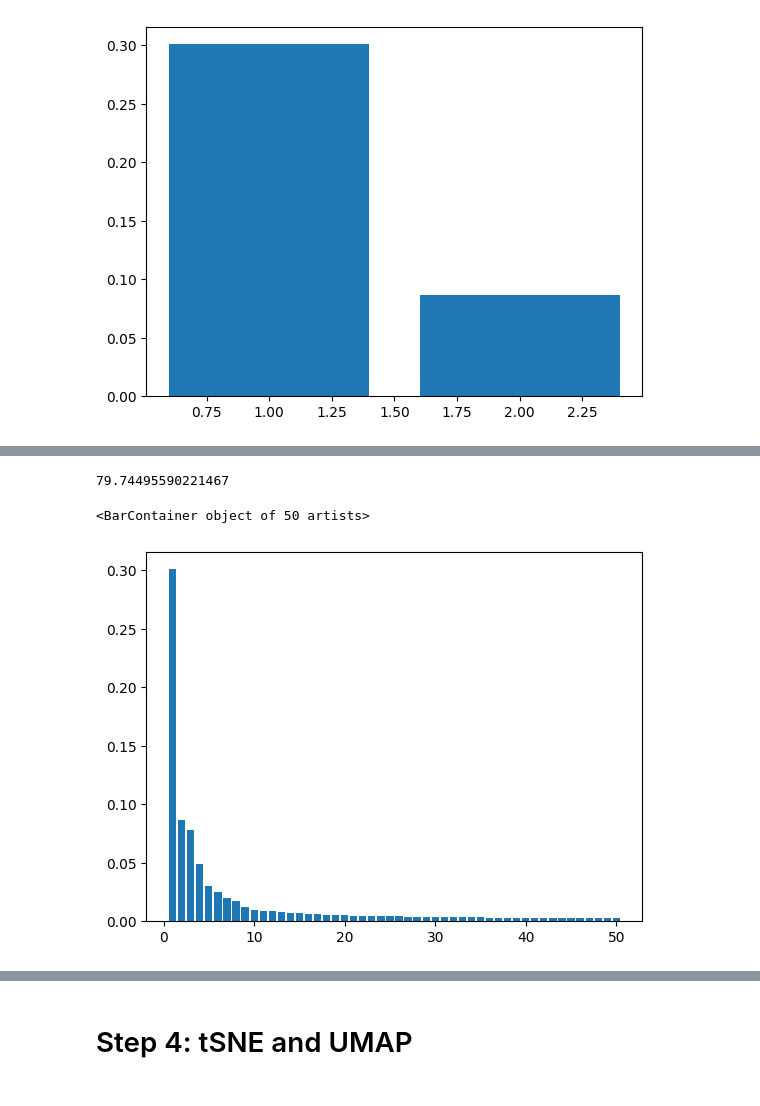
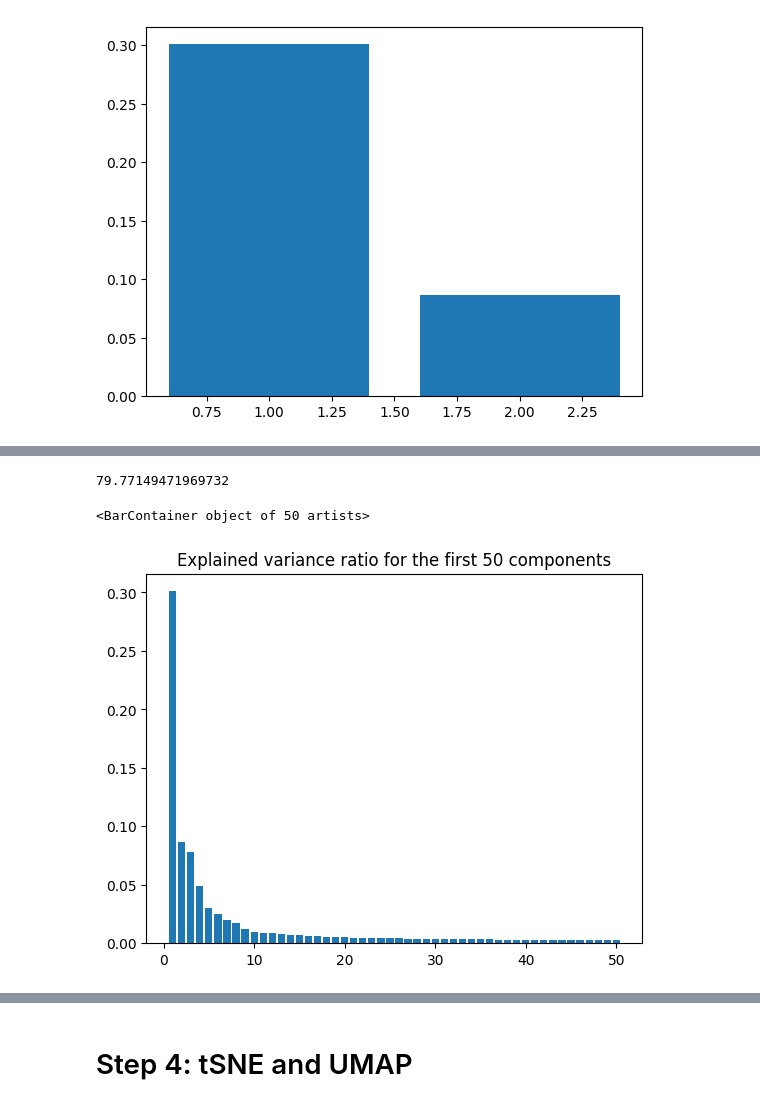
Before and after one commit to betacodd/Biomarkers_identification, a Jupyter notebook: Levy_Eytan_Bakic_Eytan/Eytan_part.ipynb, the cells around one changed output, grey strips where cells are left out. Saved outputs shown, nothing was run; the diff lists cells and outputs as text; code cells hidden in the pictures.

```diff
--- a/Levy_Eytan_Bakic_Eytan/Eytan_part.ipynb
+++ b/Levy_Eytan_Bakic_Eytan/Eytan_part.ipynb
@@ -102,6 +102,7 @@ class SampleMerger:
         names = []
         for item in self.sample_files:
             name = item.split('/')[-1].split('.')[0]
+            name = name.split('_')[0]
             names.append(name)
         self.df.index = names
 
@@ -454,13 +475,14 @@ plt.bar(np.arange(1,n_components+1), expl_variance_ratio)
 # %%
 n_components = 50
 scaled_data = Frame.scale_data()
 transformed_data, expl_variance_ratio = Frame.perform_pca(n_components)
 print(sum(expl_variance_ratio*100))
+plt.title("Explained variance ratio for the first 50 components")
 plt.bar(np.arange(1,n_components+1), expl_variance_ratio)
 # %% [output]
-79.74495590221467
+79.77149471969732
 <BarContainer object of 50 artists>
-[figure, old version]
+[figure, new version]
 # %%
 n_components=50
 
```
Also changed, not shown: parts of 6 cells of this notebook.
